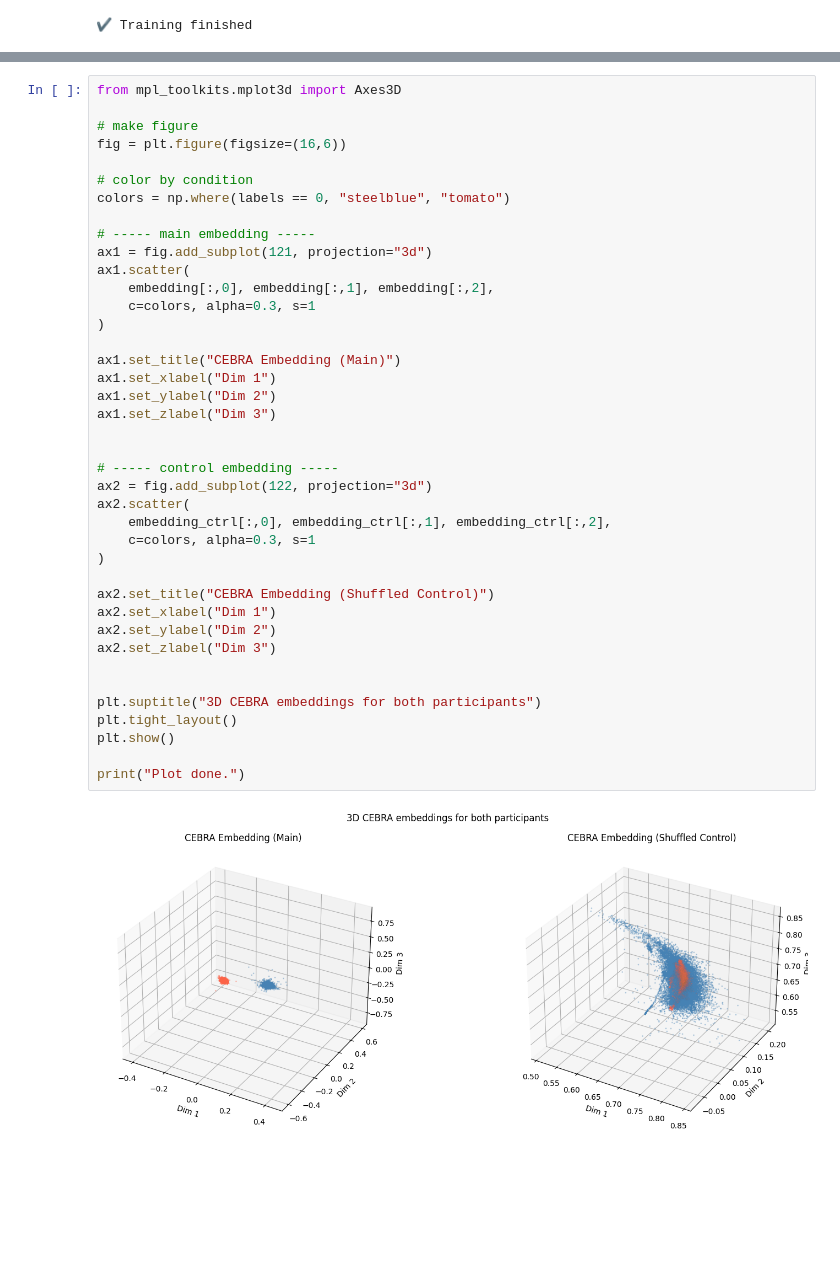
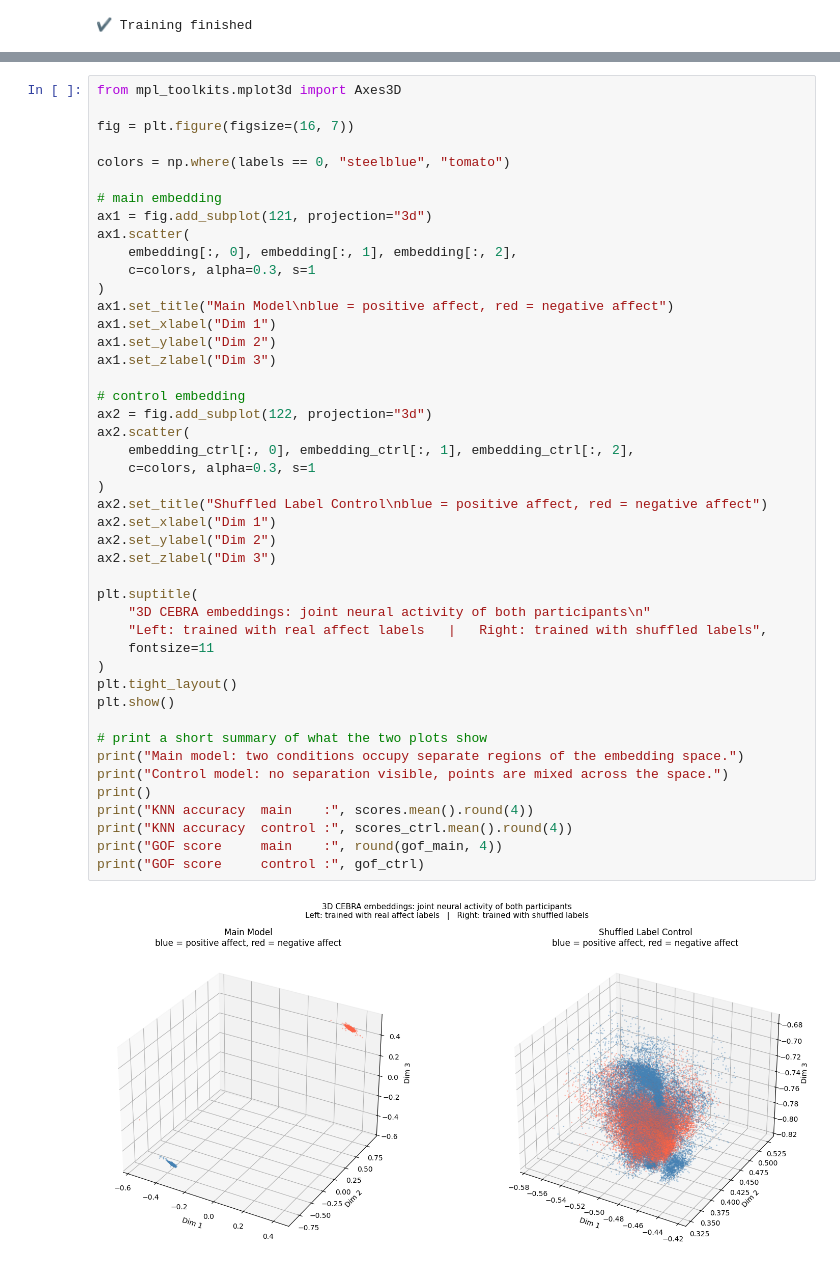
Before and after one commit to vennelavarshini18/NEURODYAD_Screening, a Jupyter notebook: Neurodyad_Screening.ipynb, the cells around one changed output, grey strips where cells are left out. Drawn from its saved outputs; the diff is of its cells as text; blank space fills up the shorter version.

```diff
--- a/Neurodyad_Screening.ipynb
+++ b/Neurodyad_Screening.ipynb
@@ -587,42 +758,47 @@ Lower accuracy in control → model learned real affect structure, not random EE
 # %%
 from mpl_toolkits.mplot3d import Axes3D
 
-# make figure
-fig = plt.figure(figsize=(16,6))
+fig = plt.figure(figsize=(16, 7))
 
-# color by condition
 colors = np.where(labels == 0, "steelblue", "tomato")
 
-# ----- main embedding -----
+# main embedding
 ax1 = fig.add_subplot(121, projection="3d")
 ax1.scatter(
-    embedding[:,0], embedding[:,1], embedding[:,2],
+    embedding[:, 0], embedding[:, 1], embedding[:, 2],
     c=colors, alpha=0.3, s=1
 )
-
-ax1.set_title("CEBRA Embedding (Main)")
+ax1.set_title("Main Model\nblue = positive affect, red = negative affect")
 ax1.set_xlabel("Dim 1")
 ax1.set_ylabel("Dim 2")
 ax1.set_zlabel("Dim 3")
 
-
-# ----- control embedding -----
+# control embedding
 ax2 = fig.add_subplot(122, projection="3d")
 ax2.scatter(
-    embedding_ctrl[:,0], embedding_ctrl[:,1], embedding_ctrl[:,2],
+    embedding_ctrl[:, 0], embedding_ctrl[:, 1], embedding_ctrl[:, 2],
     c=colors, alpha=0.3, s=1
 )
-
-ax2.set_title("CEBRA Embedding (Shuffled Control)")
+ax2.set_title("Shuffled Label Control\nblue = positive affect, red = negative affect")
 ax2.set_xlabel("Dim 1")
 ax2.set_ylabel("Dim 2")
 ax2.set_zlabel("Dim 3")
 
-
-plt.suptitle("3D CEBRA embeddings for both participants")
+plt.suptitle(
+    "3D CEBRA embeddings: joint neural activity of both participants\n"
+    "Left: trained with real affect labels   |   Right: trained with shuffled labels",
+    fontsize=11
+)
 plt.tight_layout()
 plt.show()
 
-print("Plot done.")
+# print a short summary of what the two plots show
+print("Main model: two conditions occupy separate regions of the embedding space.")
+print("Control model: no separation visible, points are mixed across the space.")
+print()
+print("KNN accuracy  main    :", scores.mean().round(4))
+print("KNN accuracy  control :", scores_ctrl.mean().round(4))
+print("GOF score     main    :", round(gof_main, 4))
+print("GOF score     control :", gof_ctrl)
 # %% [output]
-[figure, old version]
+[figure, new version]
```
Also changed, not shown: parts of 17 cells of this notebook, 1 other file.
